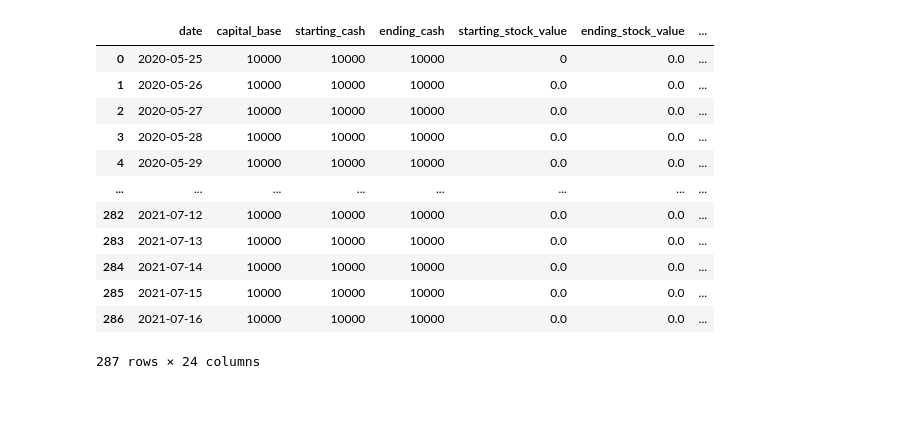
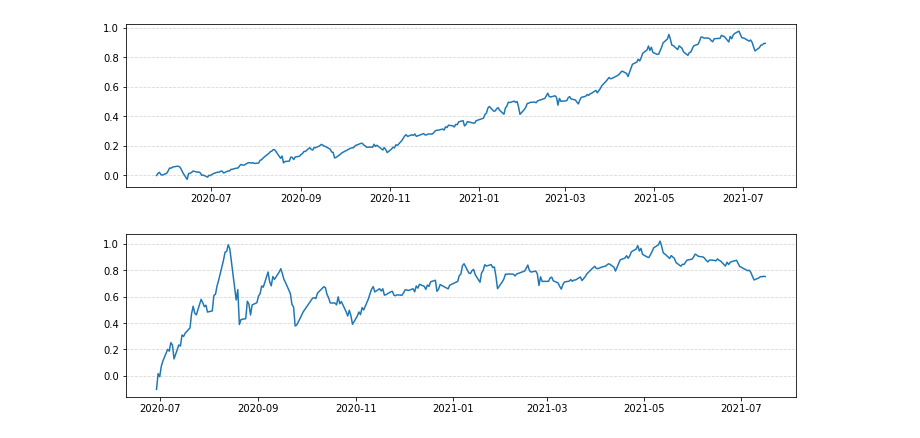
Before and after one commit to ajcltm/BackTesting, a Jupyter notebook: quality_value(7.18).ipynb, the cells around one changed output. Saved outputs shown, nothing was run; the diff lists cells and outputs as text; code cells hidden in the pictures; blank space fills up the shorter version.

```diff
--- a/quality_value(7.18).ipynb
+++ b/quality_value(7.18).ipynb
@@ -22,7 +24,7 @@ def my_init(context):
     # price로 사용할 칼럼 인덱스 이름을 알려줘야함(open, high, close 등의 인덱스를 price로 활용 가능함)
     # 여기서 지정한 인덱스는 포트폴리오를 평가할 때 기본적으로 사용하는 지표임
 
-    context.capital_base = 10000
+    context.capital_base = 50000000
     # 투자원금을 설정함. 지정하지 않으면 기본값을 사용함
 
     # context.market_benchmark = 'SP500'
@@ -62,7 +65,9 @@ data = data.loc[data['date']>datetime.datetime(2020,5,24)]
 # %%
-from yahoo_fin.stock_info import *
-import pandas_datareader.data as pdr
-import yfinance as yf
+data = pd.read_csv('C:/Users/ajcltm/PycharmProjects/BackTesting/data/stock_price_data_KOSPI_fixed.csv')
+data = data.reset_index(drop=True)
+data = data.sort_values(by='date')
+data['date'] = pd.to_datetime(data['date'])
+data = data.loc[data['date'] > datetime.datetime(2020, 5, 24)]
 
 yf.pdr_override()
 
@@ -76,8 +81,15 @@ temp_data = pdr.get_data_yahoo('^KS11', data_source='yahoo', start=start, end=en
 
 temp_data['date'] = temp_data.index
 temp_data = temp_data.reset_index(drop=True)
-temp_data=temp_data.rename(columns={'Adj Close':'price'})
-temp_data['benchmark']='kospi_200'
+temp_data = temp_data.rename(columns={'Adj Close': 'price'})
+temp_data['benchmark'] = 'kospi_200'
 benchmark = temp_data
+
+tester = BackTester(initialize=my_init, tradingAlgo=handle_data)
+
+result = tester.run(data, benchmark)
+
+pd.set_option('display.max.columns', 50)
+pd.set_option('display.max_rows', 1000)
 # %% [output]
 [*********************100%***********************]  1 of 1 completed
@@ -88,4 +128,0 @@ NameError: name 'benchamark' is not defined
-# %%
-tester = BackTester(initialize=my_init, tradingAlgo=handle_data)
-
-result = tester.run(data)
@@ -121,16 +129,12 @@ Hello backtesting
-# %%
-result
-# %% [output]
-|  | date | capital_base | starting_cash | ending_cash | starting_stock_value | ending_stock_value | ... |
-| 0 | 2020-05-25 | 10000 | 10000 | 10000 | 0 | 0.0 | ... |
-| 1 | 2020-05-26 | 10000 | 10000 | 10000 | 0.0 | 0.0 | ... |
-| 2 | 2020-05-27 | 10000 | 10000 | 10000 | 0.0 | 0.0 | ... |
-| 3 | 2020-05-28 | 10000 | 10000 | 10000 | 0.0 | 0.0 | ... |
-| 4 | 2020-05-29 | 10000 | 10000 | 10000 | 0.0 | 0.0 | ... |
-| ... | ... | ... | ... | ... | ... | ... | ... |
-| 282 | 2021-07-12 | 10000 | 10000 | 10000 | 0.0 | 0.0 | ... |
-| 283 | 2021-07-13 | 10000 | 10000 | 10000 | 0.0 | 0.0 | ... |
-| 284 | 2021-07-14 | 10000 | 10000 | 10000 | 0.0 | 0.0 | ... |
-| 285 | 2021-07-15 | 10000 | 10000 | 10000 | 0.0 | 0.0 | ... |
-| 286 | 2021-07-16 | 10000 | 10000 | 10000 | 0.0 | 0.0 | ... |
-287 rows × 24 columns
+# %%
+plt.figure(figsize=(12,3))
+plt.plot(result['date'], result['cumulative_return'])
+plt.grid(axis='y', linestyle='--', alpha=.5)
+# %% [output]
+[figure, added]
+# %%
+plt.figure(figsize=(12,3))
+plt.plot(result['date'].iloc[25:], result['annualized_return'].iloc[25:])
+plt.grid(axis='y', linestyle='--', alpha=.5)
+# %% [output]
+[figure, added]
```
Also changed, not shown: parts of 10 cells of this notebook, 5 other files.
